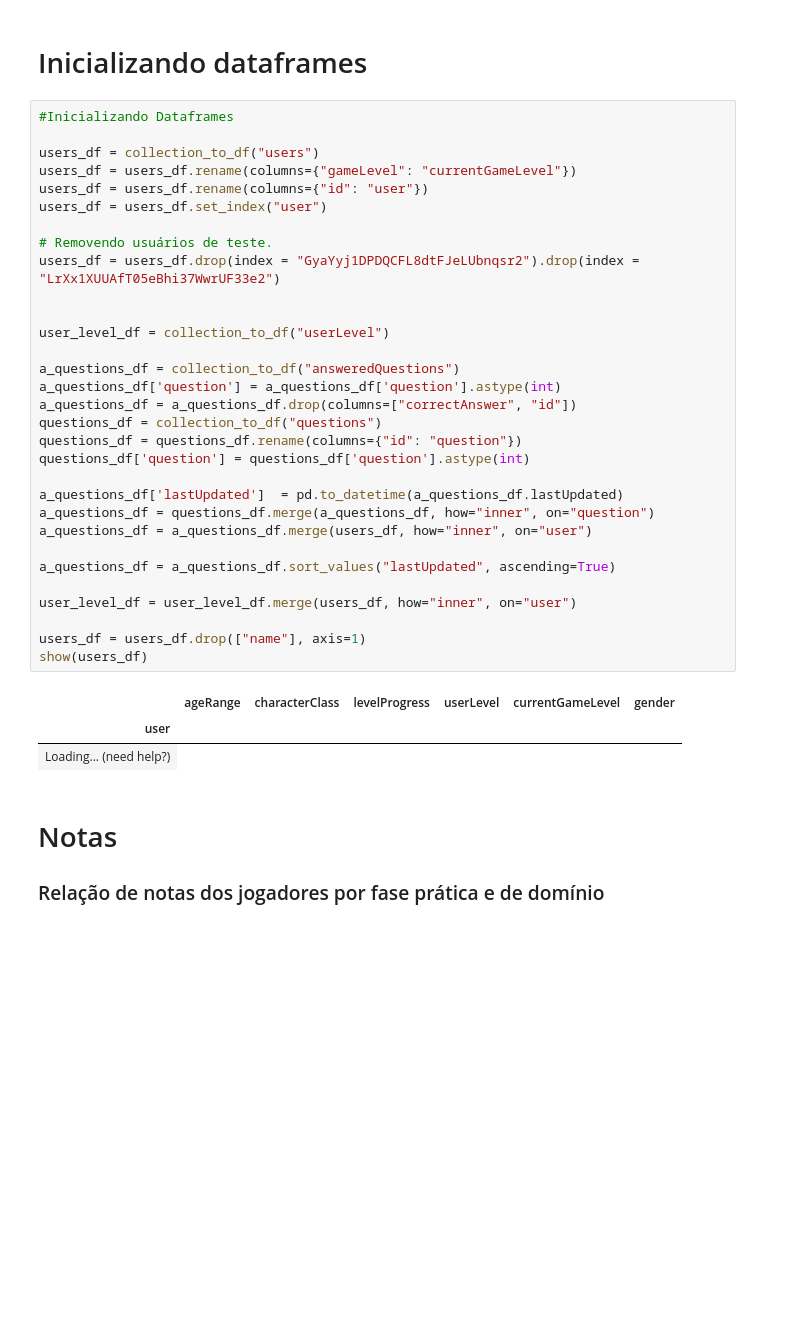
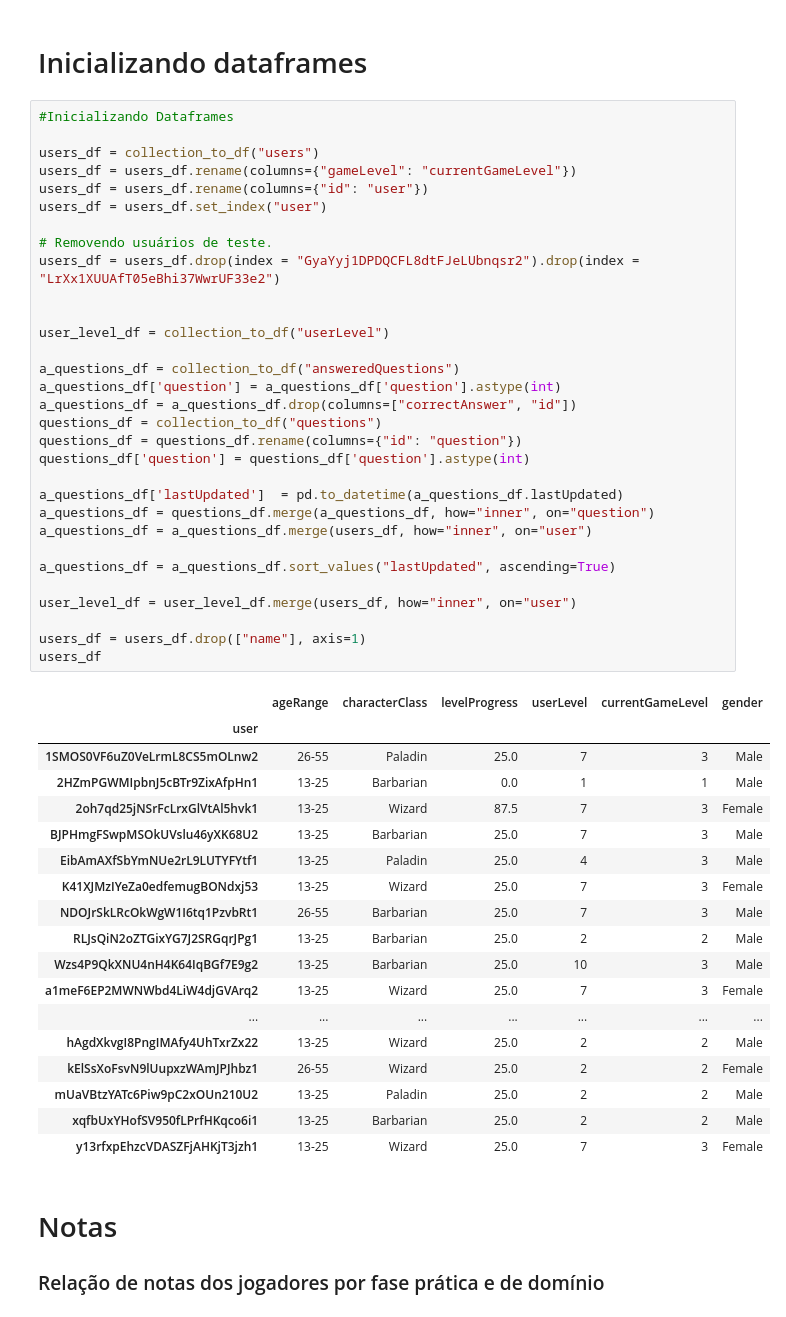
Before and after one commit to caiohsfar/tcc-analysis, a Jupyter notebook: tcc.ipynb, the cells around one changed output. Saved outputs shown, nothing was run; the diff lists cells and outputs as text; blank space fills up the shorter version.

```diff
--- a/tcc.ipynb
+++ b/tcc.ipynb
@@ -31,35 +26,50 @@ def collection_to_df(collection):
 users_df = collection_to_df("users")
 users_df = users_df.rename(columns={"gameLevel": "currentGameLevel"})
 users_df = users_df.rename(columns={"id": "user"})
 users_df = users_df.set_index("user")
 
 # Removendo usuários de teste.
 users_df = users_df.drop(index = "GyaYyj1DPDQCFL8dtFJeLUbnqsr2").drop(index = "LrXx1XUUAfT05eBhi37WwrUF33e2")
 
 
 user_level_df = collection_to_df("userLevel")
 
 a_questions_df = collection_to_df("answeredQuestions")
 a_questions_df['question'] = a_questions_df['question'].astype(int)
 a_questions_df = a_questions_df.drop(columns=["correctAnswer", "id"])
 questions_df = collection_to_df("questions")
 questions_df = questions_df.rename(columns={"id": "question"})
 questions_df['question'] = questions_df['question'].astype(int)
 
 a_questions_df['lastUpdated']  = pd.to_datetime(a_questions_df.lastUpdated)
 a_questions_df = questions_df.merge(a_questions_df, how="inner", on="question")
 a_questions_df = a_questions_df.merge(users_df, how="inner", on="user")
 
 a_questions_df = a_questions_df.sort_values("lastUpdated", ascending=True)
 
 user_level_df = user_level_df.merge(users_df, how="inner", on="user")
 
 users_df = users_df.drop(["name"], axis=1)
-show(users_df)
+users_df
 # %% [output]
 |  | ageRange | characterClass | levelProgress | userLevel | currentGameLevel | gender |
 | user |  |  |  |  |  |  |
-| Loading... (need help?) |
+| 1SMOS0VF6uZ0VeLrmL8CS5mOLnw2 | 26-55 | Paladin | 25.0 | 7 | 3 | Male |
+| 2HZmPGWMIpbnJ5cBTr9ZixAfpHn1 | 13-25 | Barbarian | 0.0 | 1 | 1 | Male |
+| 2oh7qd25jNSrFcLrxGlVtAl5hvk1 | 13-25 | Wizard | 87.5 | 7 | 3 | Female |
+| BJPHmgFSwpMSOkUVslu46yXK68U2 | 13-25 | Barbarian | 25.0 | 7 | 3 | Male |
+| EibAmAXfSbYmNUe2rL9LUTYFYtf1 | 13-25 | Paladin | 25.0 | 4 | 3 | Male |
+| K41XJMzIYeZa0edfemugBONdxj53 | 13-25 | Wizard | 25.0 | 7 | 3 | Female |
+| NDOJrSkLRcOkWgW1I6tq1PzvbRt1 | 26-55 | Barbarian | 25.0 | 7 | 3 | Male |
+| RLJsQiN2oZTGixYG7J2SRGqrJPg1 | 13-25 | Barbarian | 25.0 | 2 | 2 | Male |
+| Wzs4P9QkXNU4nH4K64IqBGf7E9g2 | 13-25 | Barbarian | 25.0 | 10 | 3 | Male |
+| a1meF6EP2MWNWbd4LiW4djGVArq2 | 13-25 | Wizard | 25.0 | 7 | 3 | Female |
+| ... | ... | ... | ... | ... | ... | ... |
+| hAgdXkvgI8PngIMAfy4UhTxrZx22 | 13-25 | Wizard | 25.0 | 2 | 2 | Male |
+| kElSsXoFsvN9lUupxzWAmJPJhbz1 | 26-55 | Wizard | 25.0 | 2 | 2 | Female |
+| mUaVBtzYATc6Piw9pC2xOUn210U2 | 13-25 | Paladin | 25.0 | 2 | 2 | Male |
+| xqfbUxYHofSV950fLPrfHKqco6i1 | 13-25 | Barbarian | 25.0 | 2 | 2 | Male |
+| y13rfxpEhzcVDASZFjAHKjT3jzh1 | 13-25 | Wizard | 25.0 | 7 | 3 | Female |
 # %% [markdown]
 # Notas
 ### Relação de notas dos jogadores por fase prática e de domínio
```
Also changed, not shown: parts of 17 cells of this notebook.
